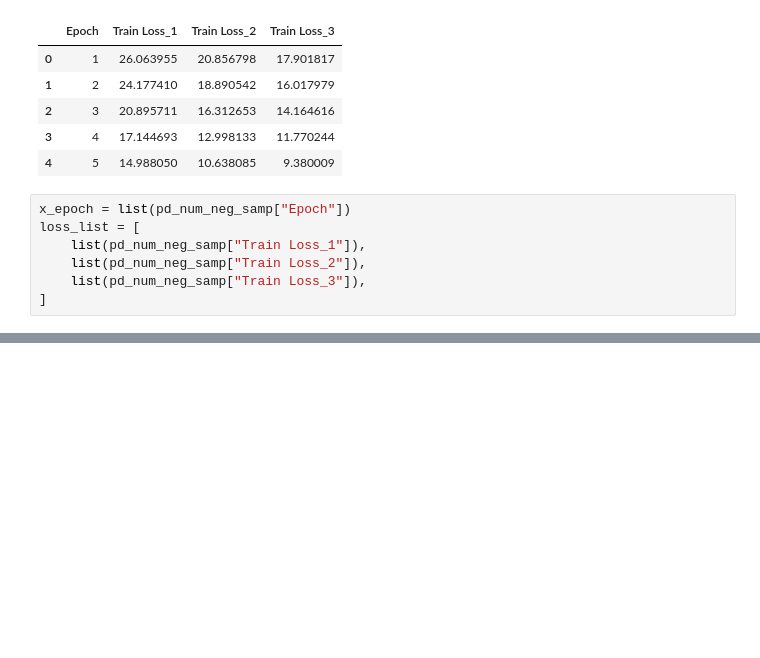
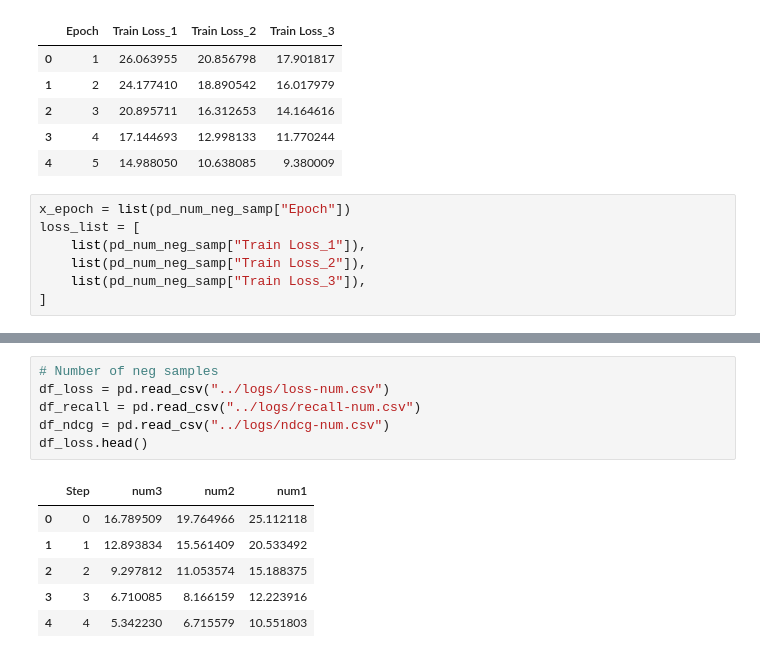
Before and after one commit to Thooooor/LorentzGCN, a Jupyter notebook: visualization/rec_curve_vis.ipynb, the cells around one changed output, grey strips where cells are left out. Saved outputs shown, nothing was run; the diff lists cells and outputs as text; blank space fills up the shorter version.

```diff
--- a/visualization/rec_curve_vis.ipynb
+++ b/visualization/rec_curve_vis.ipynb
@@ -182,3 +190,16 @@ plt.show()
 # %% [output]
 The PostScript backend does not support transparency; partially transparent artists will be rendered opaque.
 [figure]
+# %%
+# Number of neg samples
+df_loss = pd.read_csv("../logs/loss-num.csv")
+df_recall = pd.read_csv("../logs/recall-num.csv")
+df_ndcg = pd.read_csv("../logs/ndcg-num.csv")
+df_loss.head()
+# %% [output]
+|  | Step | num3 | num2 | num1 |
+| 0 | 0 | 16.789509 | 19.764966 | 25.112118 |
+| 1 | 1 | 12.893834 | 15.561409 | 20.533492 |
+| 2 | 2 | 9.297812 | 11.053574 | 15.188375 |
+| 3 | 3 | 6.710085 | 8.166159 | 12.223916 |
+| 4 | 4 | 5.342230 | 6.715579 | 10.551803 |
```
Also changed, not shown: parts of 7 cells of this notebook, 3 other files.
